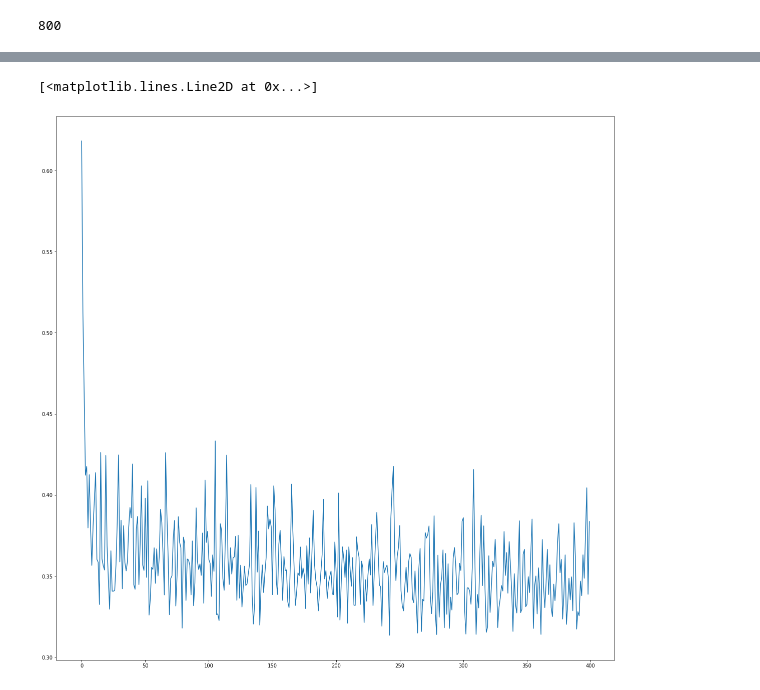
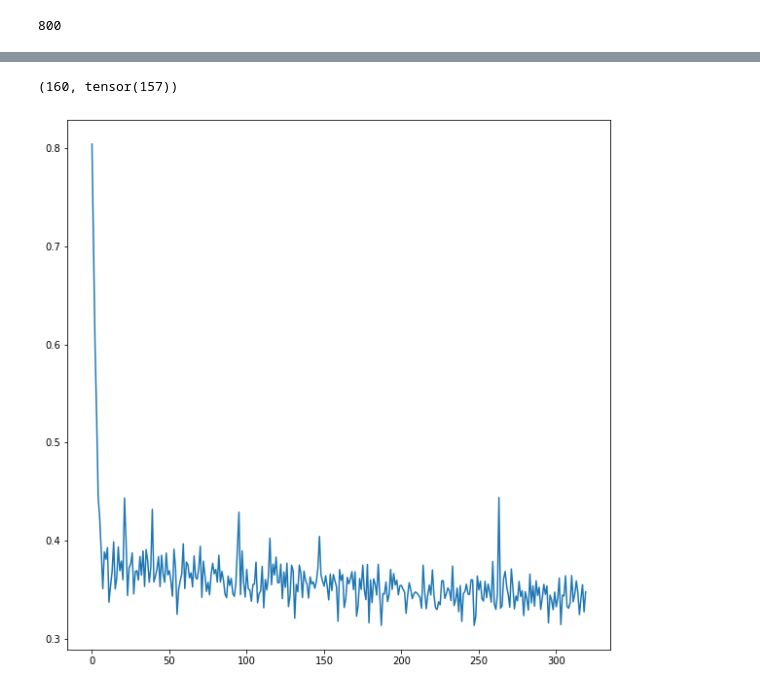
Before and after one commit to the6thsense/Legendarypokemon-prediction, a Jupyter notebook: pokemon for git.ipynb, the cells around one changed output, grey strips where cells are left out. Cells and saved outputs as stored; diff of their text form; code cells hidden in the pictures.

```diff
--- a/pokemon for git.ipynb
+++ b/pokemon for git.ipynb
@@ -244,7 +244,7 @@ train_idx , test_idx = list(tuple(k.split( pokemon,label))[0][0]),list(tuple(k.s
 # %%
-pokemon = torch.utils.data.TensorDataset( torch.tensor( np.array(pokemon) ), torch.tensor(np.array(label)))
+pokemon_tensor = torch.utils.data.TensorDataset( torch.tensor( np.array(scaled_pokemon) ), torch.tensor(np.array(label)))
 # %%
-def split_data( datasets, train_idx, test_idx, samplers = torch.utils.data.SubsetRandomSampler , batchsize = 80 ):
+def split_data( datasets, train_idx, test_idx, samplers = torch.utils.data.SubsetRandomSampler , batchsize = 200 ):
 
     test_smp, train_smp = samplers(test_idx),samplers(train_idx)
 
@@ -253,7 +253,7 @@ def split_data( datasets, train_idx, test_idx, samplers = torch.utils.data.Subse
     train_loader,  test_loader = dataloader(datasets, sampler = train_smp, batch_size = batchsize ),dataloader(datasets, sampler = test_smp,batch_size = batchsize )
     return  train_loader, test_loader
 # %%
-train_loader, test_loader = split_data( pokemon, train_idx, test_idx)
+train_loader, test_loader = split_data( pokemon_tensor, train_idx, test_idx)
 # %%
 from torch import nn
 
@@ -299,16 +299,16 @@ class work( nn.Module ):
         total = 0
         wrong = {}
         with torch.no_grad():
-            for data, label in dataloader:
+            for data, labels in dataloader:
 
                 _, out = torch.max( self.model( data.float()), dim = 1)
-                _,label = torch.max( label, dim =1 )
+                _,label = torch.max( labels, dim =1 )
                 x = out.eq( label )
                 correct += x.sum()
 
                 for i in range(len(x)):
                     if x[i]== 0:
-                        wrong[label[i]] = data[i]
+                        wrong[(label[i]) = data[i]
                 total += len( label)
 
             return correct,total, wrong
@@ -315,7 +317,9 @@ class work( nn.Module ):
 # %%
 a = work( 0.1 )
-plt.figure(figsize = (20,20))
-plt.plot(a.train( train_loader, 50))
+plt.figure(figsize = (10,10))
+plt.plot(a.train( train_loader, 80))
+prediction = a.predict( test_loader)
+prediction[1],prediction[0]
 # %% [output]
-[<matplotlib.lines.Line2D at 0x...>]
+(160, tensor(157))
-[figure, old version]
+[figure, new version]
```
Also changed, not shown: parts of 13 cells of this notebook.
